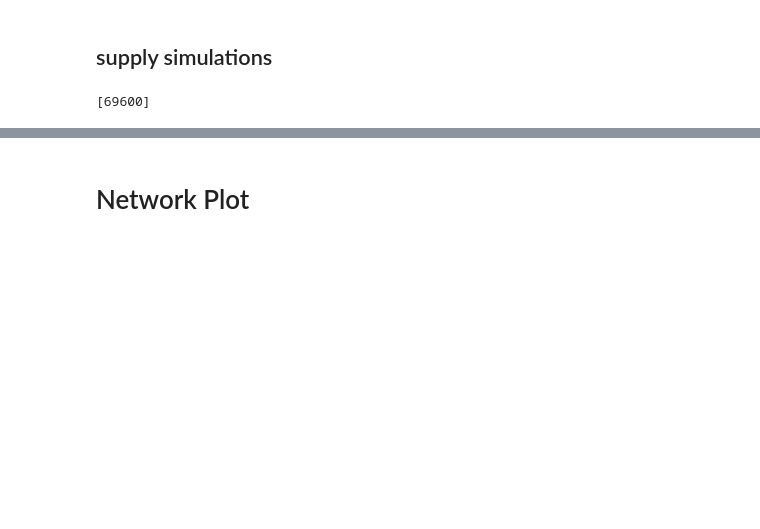
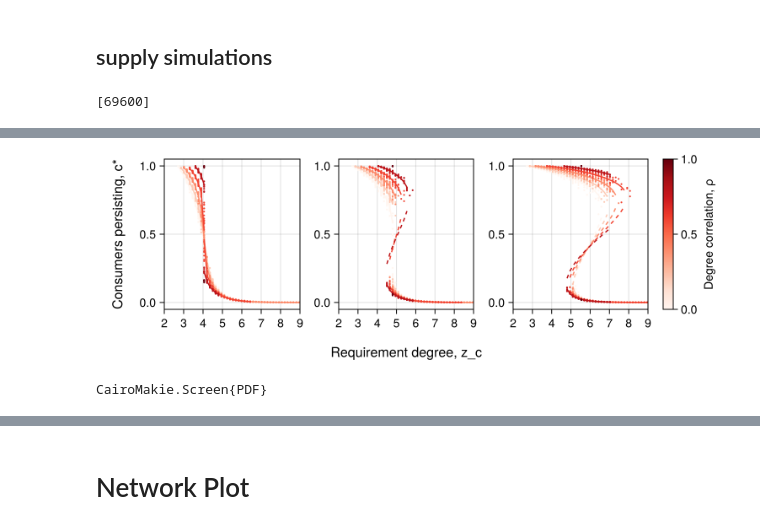
Before and after one commit to CleggTom/MiNet, a Jupyter notebook: Notebooks/Main.ipynb, the cells around one changed output, grey strips where cells are left out. Cells and saved outputs as stored; diff of their text form; code cells hidden in the pictures; blank space fills up the shorter version.

```diff
--- a/Notebooks/Main.ipynb
+++ b/Notebooks/Main.ipynb
@@ -506,0 +542,30 @@ f
+# %%
+f = Figure(size=(750,250))
+
+for (k,v) = enumerate([10,15,20])
+    ax = Axis(f[1,k])
+    xlims!(ax,2,9)
+    n = v
+    for i = 1:6
+        c = resample_cmap(:Reds_9, 6)[i]
+        ind = .!isempty.(b0_phase[:,n,i])
+        plot_bifurcation!(ax,l_vec[ind], b0_phase[ind,n,i], color = c)
+        for j = findall(ind)
+            scatter!(ax, fill(l_vec[j], 20), vcat(b0_sim[j,n,i]...), color = c, markersize = 3)
+        end
+    end
+end
+
+Colorbar(f[1,4], colorrange = (0,1), colormap = :Reds_9, label = "Degree correlation, ρ")
+
+Label(f[2,1:3], "Requirement degree, z_c", fontsize = 16)
+Label(f[1,0], "Consumers persisting, c*", rotation = pi/2, fontsize = 16)
+
+f
+# %% [output]
+[figure, added]
+# %%
+save("../Results/Figures/correlation_bifurcation.svg", f)
+save("../Results/Figures/correlation_bifurcation.pdf", f)
+# %% [output]
+CairoMakie.Screen{PDF}
```
Also changed, not shown: parts of 36 cells of this notebook, 25 other files.
